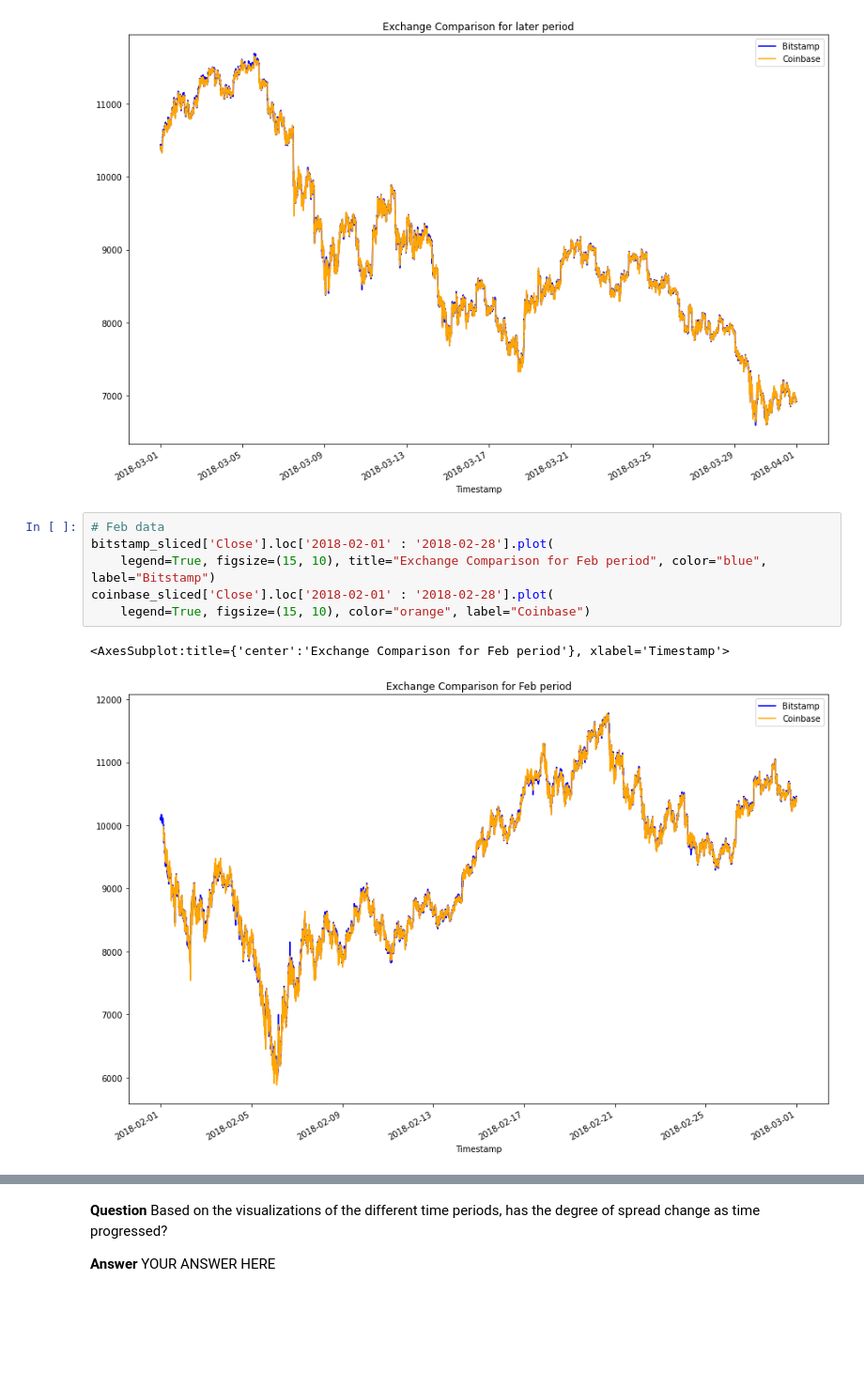
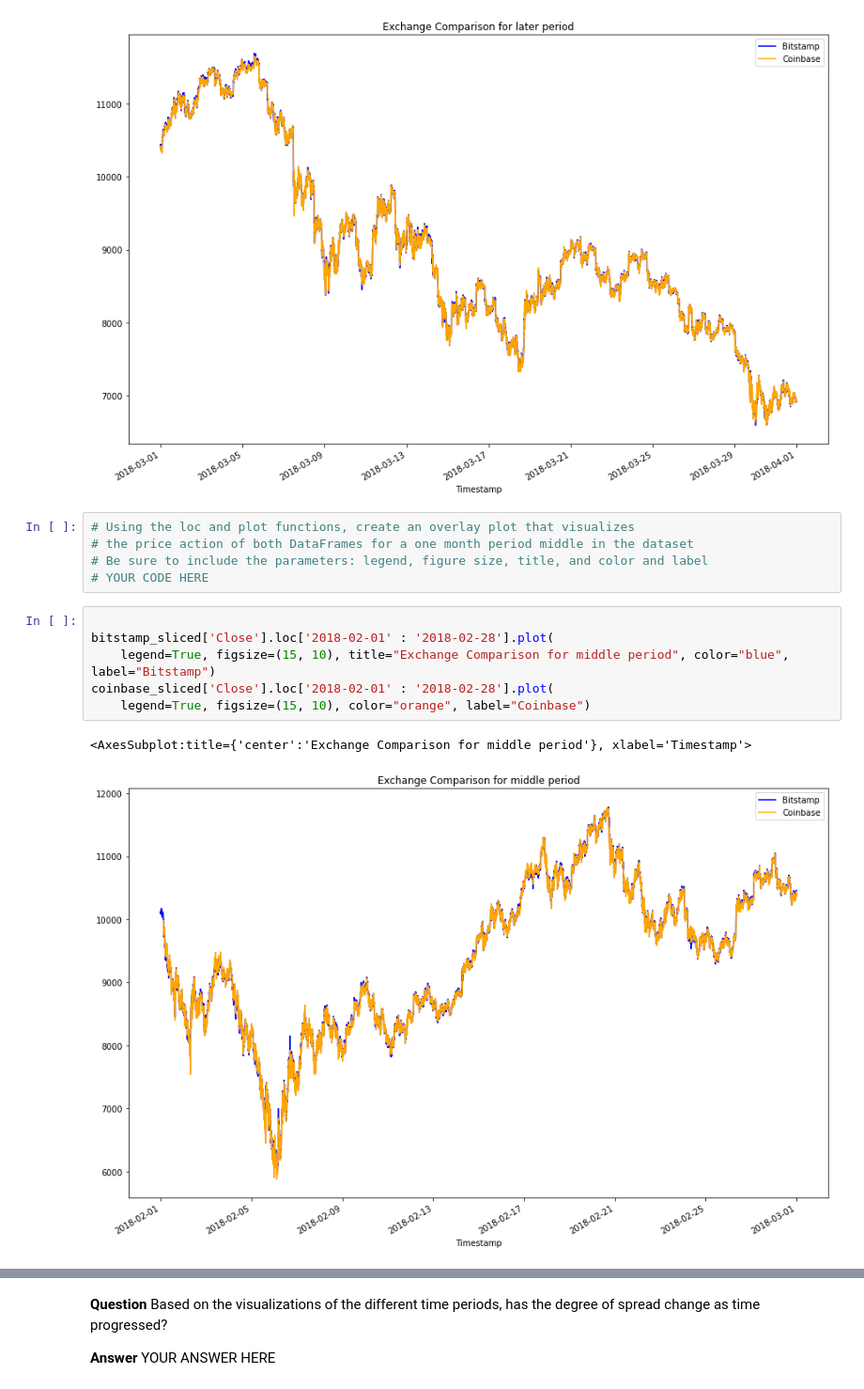
Before and after one commit to godifay/crypto_arbitrage, a Jupyter notebook: crypto_arbitrage.ipynb, the cells around one changed output, grey strips where cells are left out. Shown at 94% size. Cells and saved outputs as stored; diff of their text form; blank space fills up the shorter version.

```diff
--- a/crypto_arbitrage.ipynb
+++ b/crypto_arbitrage.ipynb
@@ -350,12 +352,17 @@ coinbase_sliced['Close'].loc['2018-03-01' : '2018-03-31'].plot(
 # %% [output]
 <AxesSubplot:title={'center':'Exchange Comparison for later period'}, xlabel='Timestamp'>
 [figure]
+# %%
+# Using the loc and plot functions, create an overlay plot that visualizes
+# the price action of both DataFrames for a one month period middle in the dataset
+# Be sure to include the parameters: legend, figure size, title, and color and label
+# YOUR CODE HERE
 # %%
-# Feb data
+
 bitstamp_sliced['Close'].loc['2018-02-01' : '2018-02-28'].plot(
-    legend=True, figsize=(15, 10), title="Exchange Comparison for Feb period", color="blue", label="Bitstamp")
+    legend=True, figsize=(15, 10), title="Exchange Comparison for middle period", color="blue", label="Bitstamp")
 coinbase_sliced['Close'].loc['2018-02-01' : '2018-02-28'].plot(
     legend=True, figsize=(15, 10), color="orange", label="Coinbase")
 # %% [output]
-<AxesSubplot:title={'center':'Exchange Comparison for Feb period'}, xlabel='Timestamp'>
+<AxesSubplot:title={'center':'Exchange Comparison for middle period'}, xlabel='Timestamp'>
-[figure, old version]
+[figure, new version]
```
Also changed, not shown: parts of 58 cells of this notebook.
